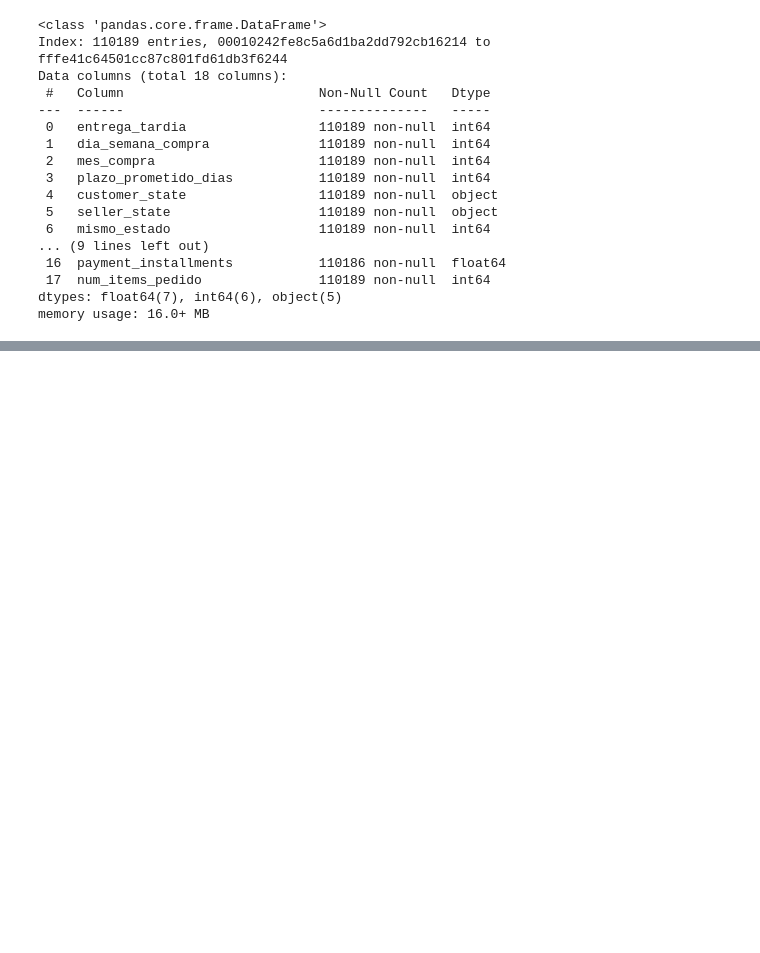
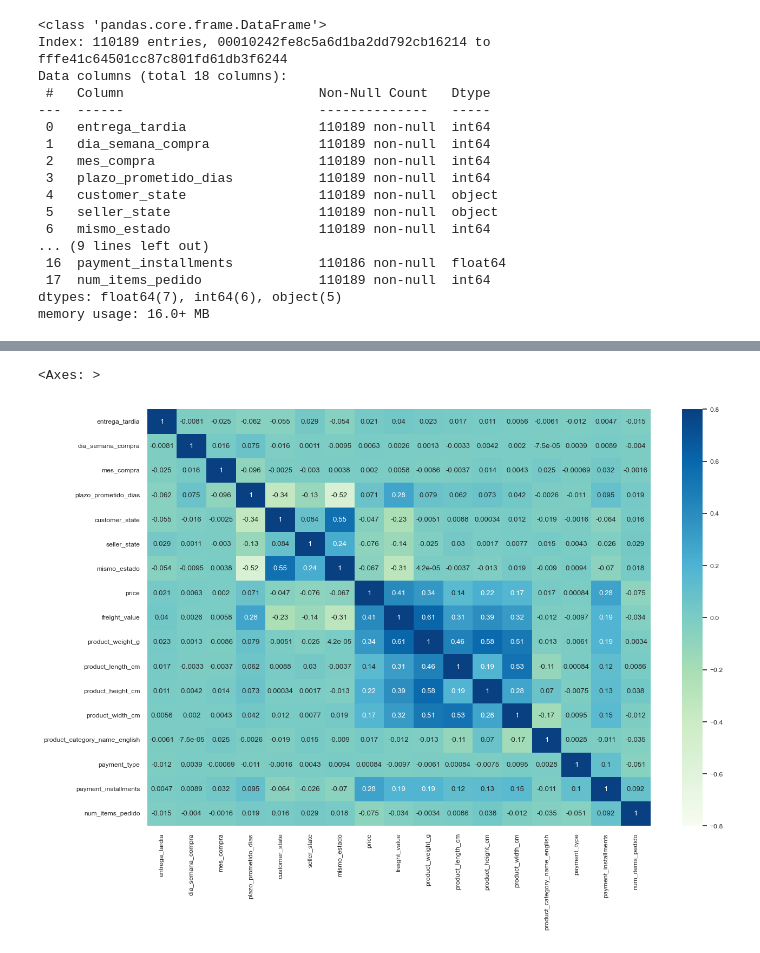
Before and after one commit to Dalzsfn/Olist-analisis, a Jupyter notebook: data/analisis.ipynb, the cells around one changed output, grey strips where cells are left out. Saved outputs shown, nothing was run; the diff lists cells and outputs as text; code cells hidden in the pictures; blank space fills up the shorter version.

```diff
--- a/data/analisis.ipynb
+++ b/data/analisis.ipynb
@@ -122,0 +191,3 @@ Name: count, dtype: int64
+# %%
+
+df_limpio['seller_state'] = le.fit_transform(df_limpio['seller_state'])
@@ -122,0 +210,4 @@ Name: count, dtype: int64
+# %%
+
+
+df_limpio['product_category_name_english'] = le.fit_transform(df_limpio['product_category_name_english'])
@@ -122,0 +261,2 @@ Name: count, dtype: int64
+# %%
+df_limpio['payment_type']= le.fit_transform(df_limpio['payment_type'])
@@ -122,0 +283,9 @@ Name: count, dtype: int64
+# %%
+X = df_limpio
+# %%
+sns.set(style="whitegrid",font_scale=0.8)
+plt.figure(figsize=(15,10))
+sns.heatmap(X.corr(),annot=True,cmap="GnBu", vmin=-0.8,vmax=0.8)
+# %% [output]
+<Axes: >
+[figure, added]
```
Also changed, not shown: parts of 21 cells of this notebook.
